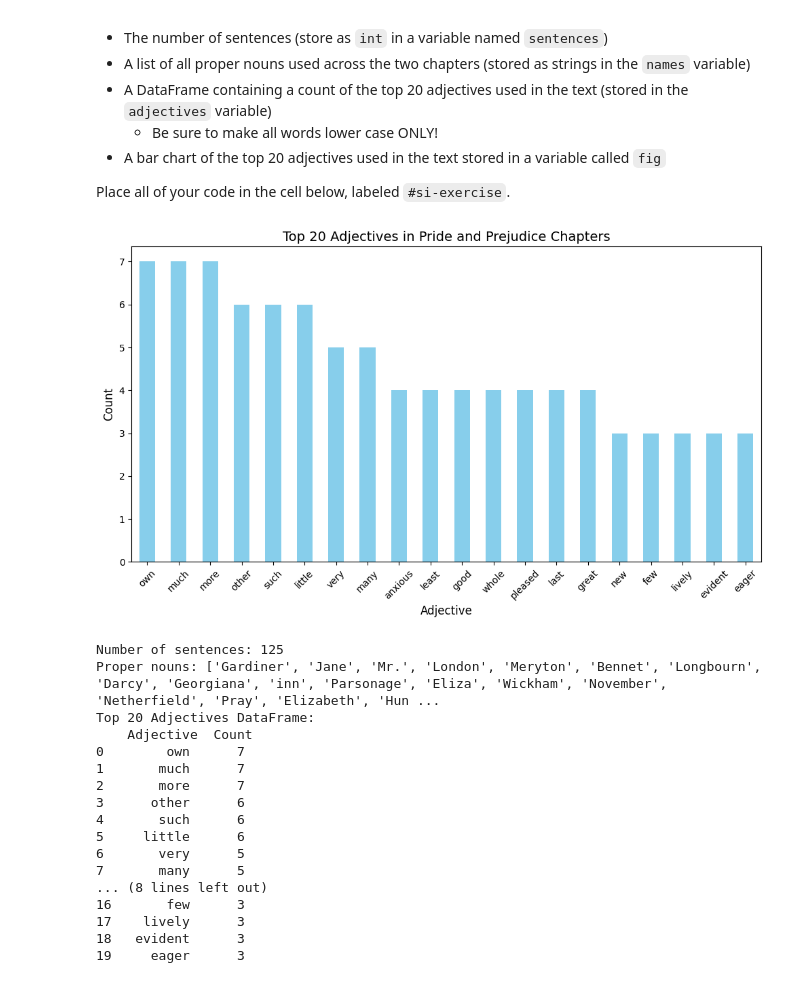
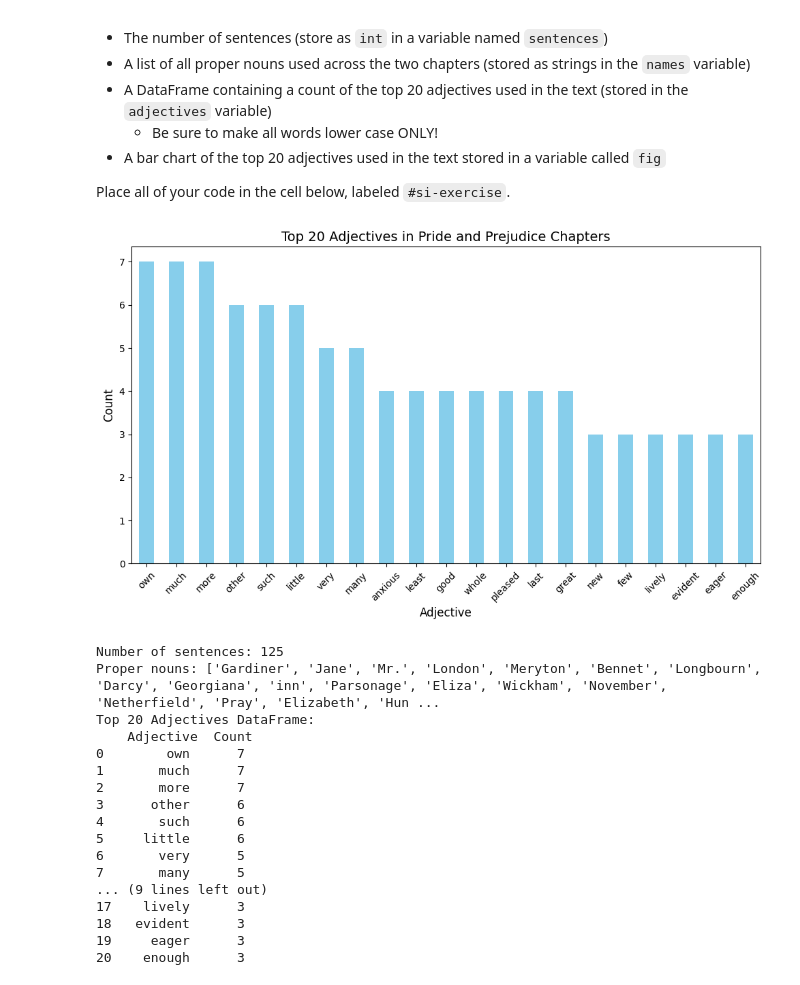
Before and after one commit to newton143/econ8320-assignment-12, a Jupyter notebook: Lesson.ipynb, the cells around one changed output. Saved outputs shown, nothing was run; the diff lists cells and outputs as text; code cells hidden in the pictures.

```diff
--- a/Lesson.ipynb
+++ b/Lesson.ipynb
@@ -240,35 +240,35 @@ doc = nlp(text)
 
 # 1. Count the number of sentences
 sentences = len(list(doc.sents))
 
 # 2. Extract all proper nouns (proper nouns are tagged as 'PROPN')
 names = list(set([token.text for token in doc if token.pos_ == "PROPN"]))
 
 # 3. Count the top 20 adjectives (adjectives are tagged as 'ADJ')
 adjectives = [token.text.lower() for token in doc if token.pos_ == "ADJ"]
-adjective_counts = Counter(adjectives).most_common(20)
+adjective_counts = Counter(adjectives).most_common(21)
 
 # Convert the adjective counts into a DataFrame
 adjectives_df = pd.DataFrame(adjective_counts, columns=["Adjective", "Count"])
 
 # 4. Create a bar chart of the top 20 adjectives
 fig, ax = plt.subplots(figsize=(10, 6))
 adjectives_df.plot(kind="bar", x="Adjective", y="Count", legend=False, ax=ax, color="skyblue")
 ax.set_title("Top 20 Adjectives in Pride and Prejudice Chapters", fontsize=14)
 ax.set_ylabel("Count", fontsize=12)
 ax.set_xlabel("Adjective", fontsize=12)
 plt.xticks(rotation=45)
 plt.tight_layout()
 
 # Display the chart
 plt.show()
 
 # Outputs
 print("Number of sentences:", sentences)  # Number of sentences
 print("Proper nouns:", names)  # List of proper nouns
 print("Top 20 Adjectives DataFrame:\n", adjectives_df)  # DataFrame with top 20 adjectives
 # %% [output]
-[figure, old version]
+[figure, new version]
 Number of sentences: 125
 Proper nouns: ['Gardiner', 'Jane', 'Mr.', 'London', 'Meryton', 'Bennet', 'Longbourn', 'Darcy', 'Georgiana', 'inn', 'Parsonage', 'Eliza', 'Wickham', 'November', 'Netherfield', 'Pray', 'Elizabeth', 'Hun ...
 Top 20 Adjectives DataFrame:
@@ -281,8 +281,8 @@ Top 20 Adjectives DataFrame:
 5     little      6
 6       very      5
 7       many      5
-... (8 lines left out)
-16       few      3
+... (9 lines left out)
 17    lively      3
 18   evident      3
 19     eager      3
+20    enough      3
```
